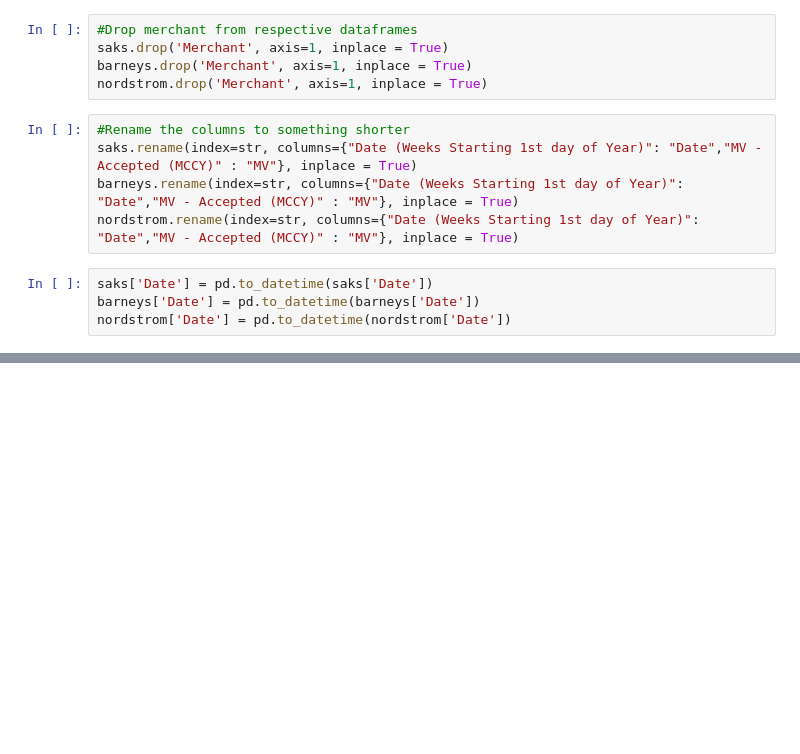
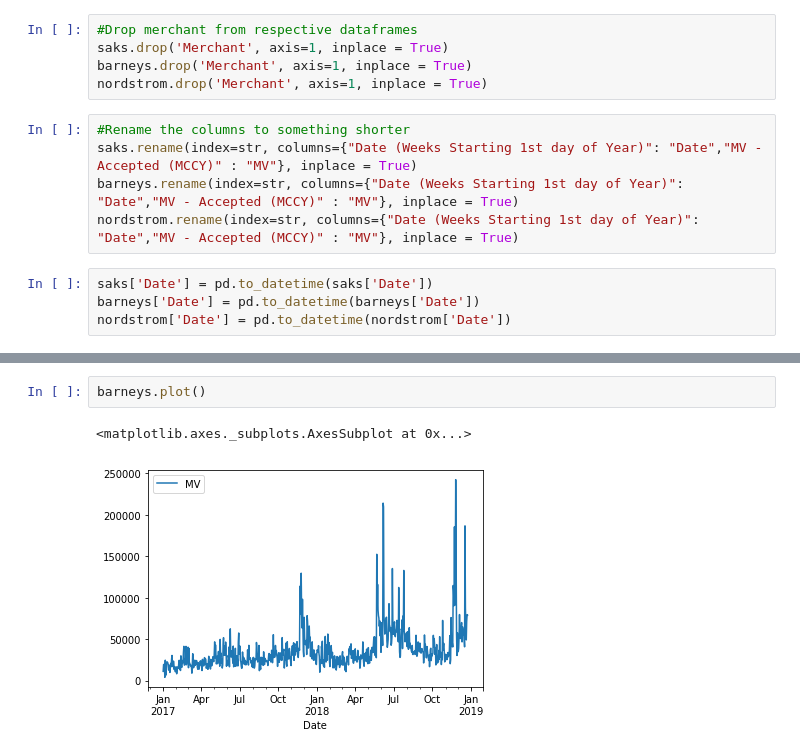
Before and after one commit to nastyh/Time-Series, a Jupyter notebook: 12_30.ipynb, the cells around one changed output, grey strips where cells are left out. Saved outputs shown, nothing was run; the diff lists cells and outputs as text; blank space fills up the shorter version.

```diff
--- a/12_30.ipynb
+++ b/12_30.ipynb
@@ -40,0 +41,5 @@ nordstrom.set_index('Date')
+# %%
+barneys.plot()
+# %% [output]
+<matplotlib.axes._subplots.AxesSubplot at 0x...>
+[figure, added]
```
Also changed, not shown: parts of 18 cells of this notebook, 1 other file.
